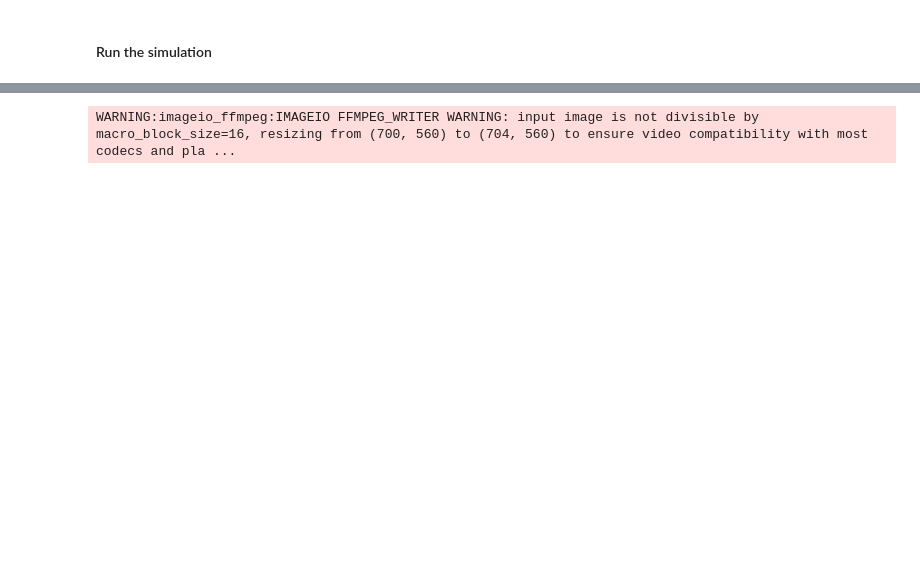
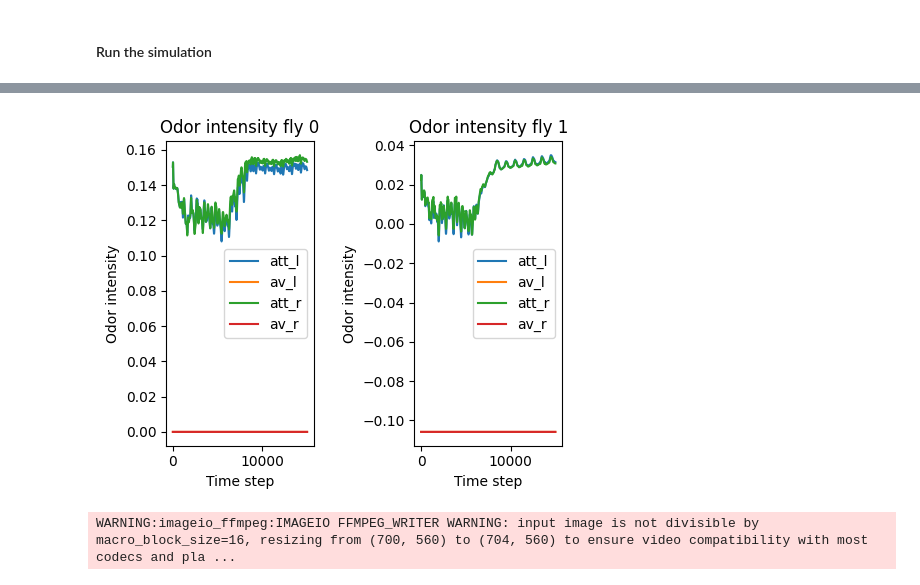
Before and after one commit to AndyPiantoni/ControlBehavProject, a Jupyter notebook: chasing.ipynb, the cells around one changed output, grey strips where cells are left out. Cells and saved outputs as stored; diff of their text form; code cells hidden in the pictures; blank space fills up the shorter version.

```diff
--- a/chasing.ipynb
+++ b/chasing.ipynb
@@ -241,3 +278,35 @@ plt.show()
+# %%
+#plot histroy of observations odors intensities
+odor_history_fly0 = [np.average(obs_history[i]["male"]["odor_intensity"].reshape((odor_dimensions, 2, 2)), axis=1) for i in range(len(obs_history))]
+odor_l_history = [odor_history_fly0[i][:, 0] for i in range(len(odor_history_fly0))]
+odor_r_history = [odor_history_fly0[i][:, 1] for i in range(len(odor_history_fly0))]
+
+odor_history_fly1 = [np.average(obs_history[i]["female"]["odor_intensity"].reshape((odor_dimensions, 2, 2)), axis=1) for i in range(len(obs_history))]
+odor_l_history_fly1 = [odor_history_fly1[i][:, 0] for i in range(len(odor_history_fly1))]
+odor_r_history_fly1 = [odor_history_fly1[i][:, 1] for i in range(len(odor_history_fly1))]
+
+plot_odor_l = np.array(odor_l_history)
+plot_odor_r = np.array(odor_r_history)
+fig, ax = plt.subplots(1, 2, figsize=(5, 4), tight_layout=True)
+ax[0].title.set_text("Odor intensity fly 0")
+ax[0].plot(plot_odor_l, label=["att_l", "av_l"])
+ax[0].plot(plot_odor_r, label=["att_r", "av_r"])
+ax[0].set_xlabel("Time step")
+ax[0].set_ylabel("Odor intensity")
+ax[0].legend()
+
+plot_odor_l = np.array(odor_l_history_fly1) - 0.1058
+plot_odor_r = np.array(odor_r_history_fly1) - 0.1058
+ax[1].title.set_text("Odor intensity fly 1")
+ax[1].plot(plot_odor_l, label=["att_l", "av_l"])
+ax[1].plot(plot_odor_r, label=["att_r", "av_r"])
+ax[1].set_xlabel("Time step")
+ax[1].set_ylabel("Odor intensity")
+ax[1].legend()
+
+plt.show()
+# %% [output]
+[figure, added]
 # %%
 #birdeye_cam_frames = cam._frames
 cam._frames = second_cam_frames
```
Also changed, not shown: parts of 11 cells of this notebook.
